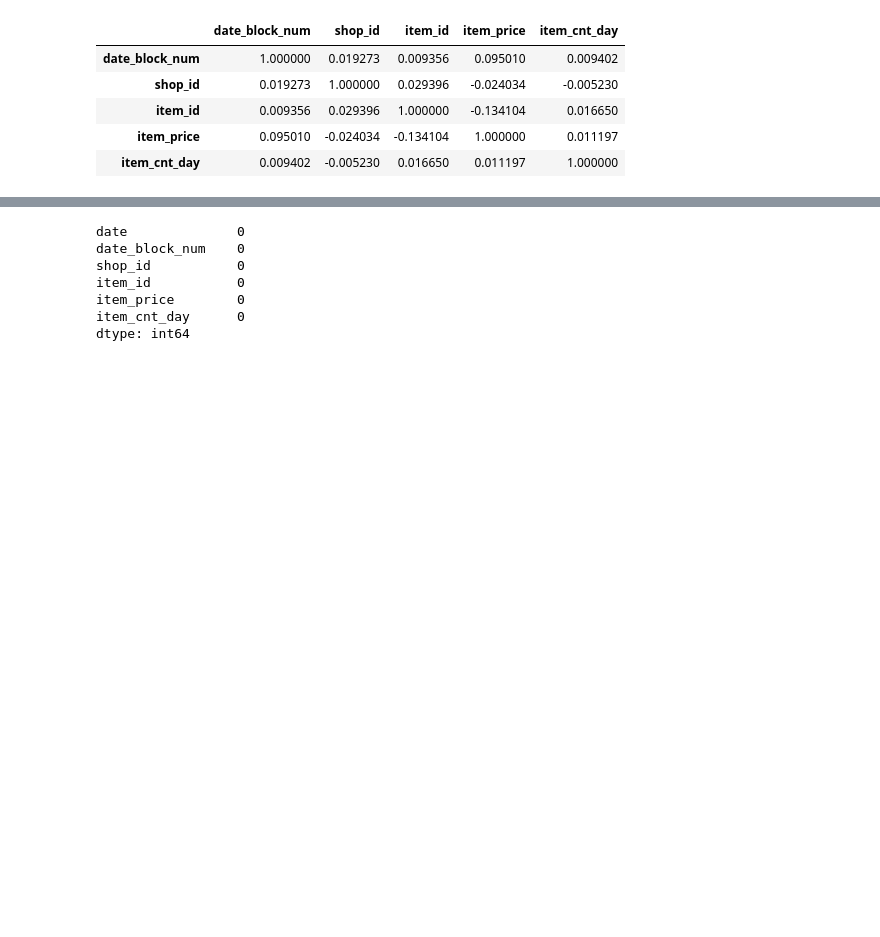
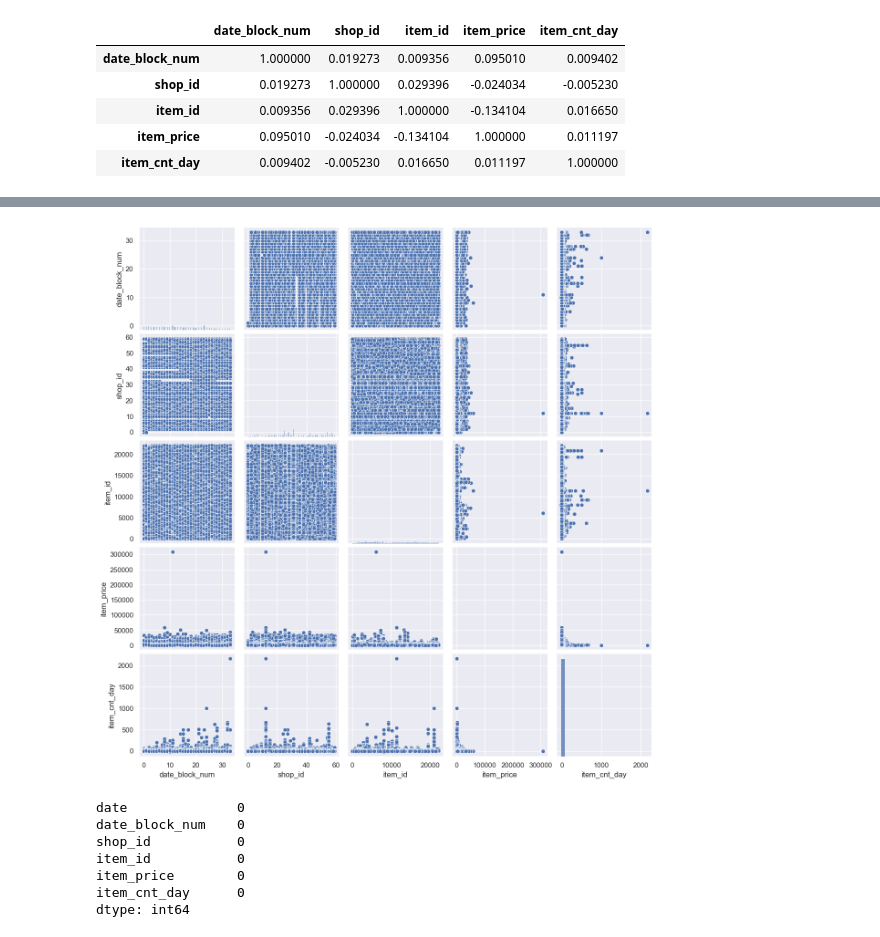
Before and after one commit to surya-parthipan/Predict-Future-Sales---Kaggle, a Jupyter notebook: Sales_data_explanatory_analysis.ipynb, the cells around one changed output, grey strips where cells are left out. Saved outputs shown, nothing was run; the diff lists cells and outputs as text; code cells hidden in the pictures; blank space fills up the shorter version.

```diff
--- a/Sales_data_explanatory_analysis.ipynb
+++ b/Sales_data_explanatory_analysis.ipynb
@@ -102,3 +113,9 @@ sales_train.corr()
+# %%
+sns.set()
+sns.pairplot(sales_train, size = 2.5)
+plt.show()
+# %% [output]
+[figure, added]
 # %%
 sales_train.isnull().sum() # checking for null values in data
 # %% [output]
```
Also changed, not shown: parts of 6 cells of this notebook.
